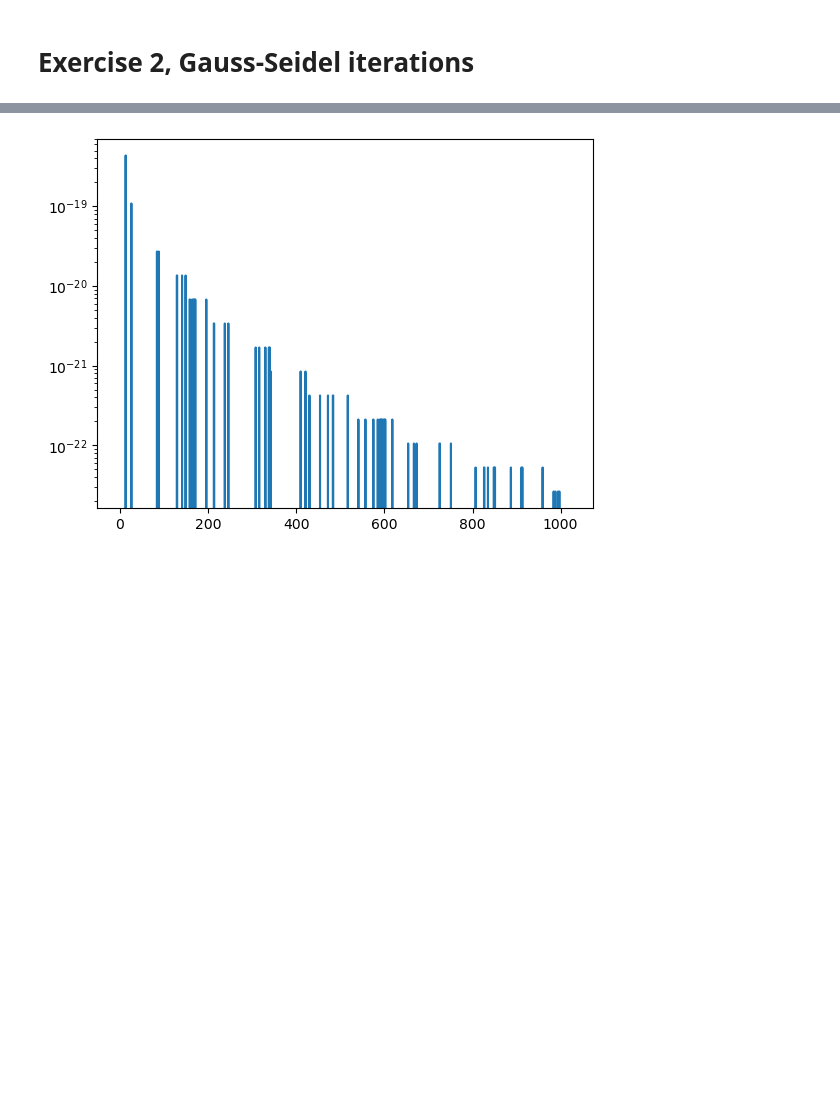
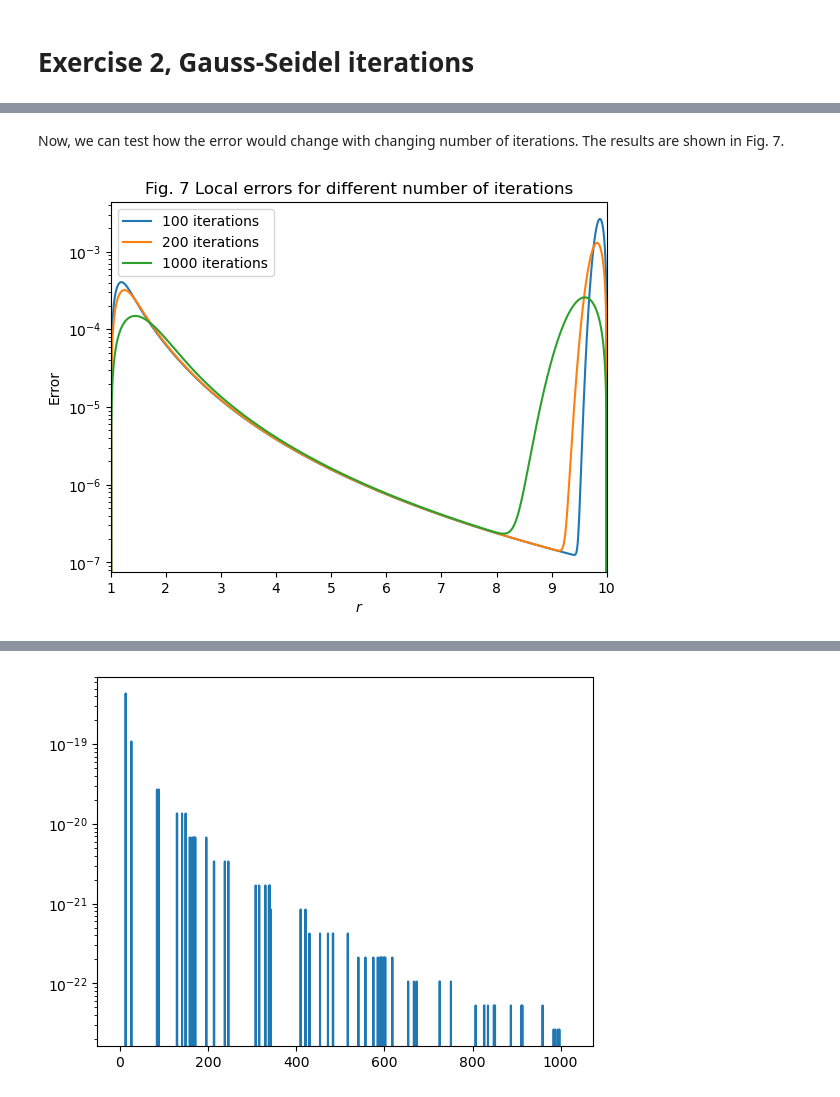
Before and after one commit to askoldvilkha/CompMethods_Astro23, a Jupyter notebook: HW4/hw4_VilkhaPaulBinu.ipynb, the cells around one changed output, grey strips where cells are left out. Cells and saved outputs as stored; diff of their text form; code cells hidden in the pictures; blank space fills up the shorter version.

```diff
--- a/HW4/hw4_VilkhaPaulBinu.ipynb
+++ b/HW4/hw4_VilkhaPaulBinu.ipynb
@@ -855,0 +932,23 @@ def gauss_sidel(grid, ans, error, h: float, tol: float = 1e-10, iterations: floa
+# %% [markdown]
+Now, we can test how the error would change with changing number of iterations. The results are shown in Fig. 7.
+# %%
+# initialize the grid and boundary conditions
+r_grid = np.linspace(1, 10, 1024)
+ics = [0, 1]
+tol = 1e-6
+# %%
+# define a dictionary to store our results
+test_gauss_seidel = {}
+test_gauss_seidel['w = 1'] = {}
+for n_it in [100, 200, 1000]:
+    test_gauss_seidel['w = 1'][n_it] = Gauss_Seidel(r_grid, ics, tol = tol, iterations = n_it, w = 1, verbose = False)
+# %%
+plt.plot(r_grid, test_gauss_seidel['w = 1'][100][1], label = '100 iterations')
+plt.plot(r_grid, test_gauss_seidel['w = 1'][200][1], label = '200 iterations')
+plt.plot(r_grid, test_gauss_seidel['w = 1'][1000][1], label = '1000 iterations')
+plt.xlabel('$r$'); plt.ylabel('Error')
+plt.xlim(1, 10); plt.yscale('log')
+plt.legend()
+plt.title(r'Fig. 7 Local errors for different number of iterations');
+# %% [output]
+[figure, added]
```
Also changed, not shown: parts of 20 cells of this notebook.
